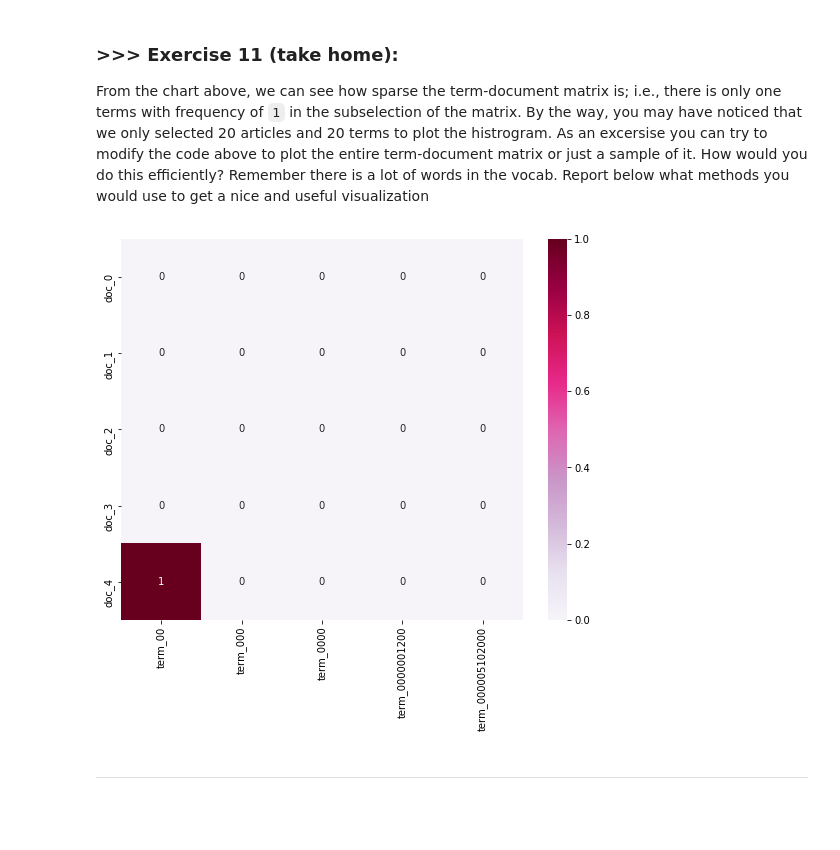
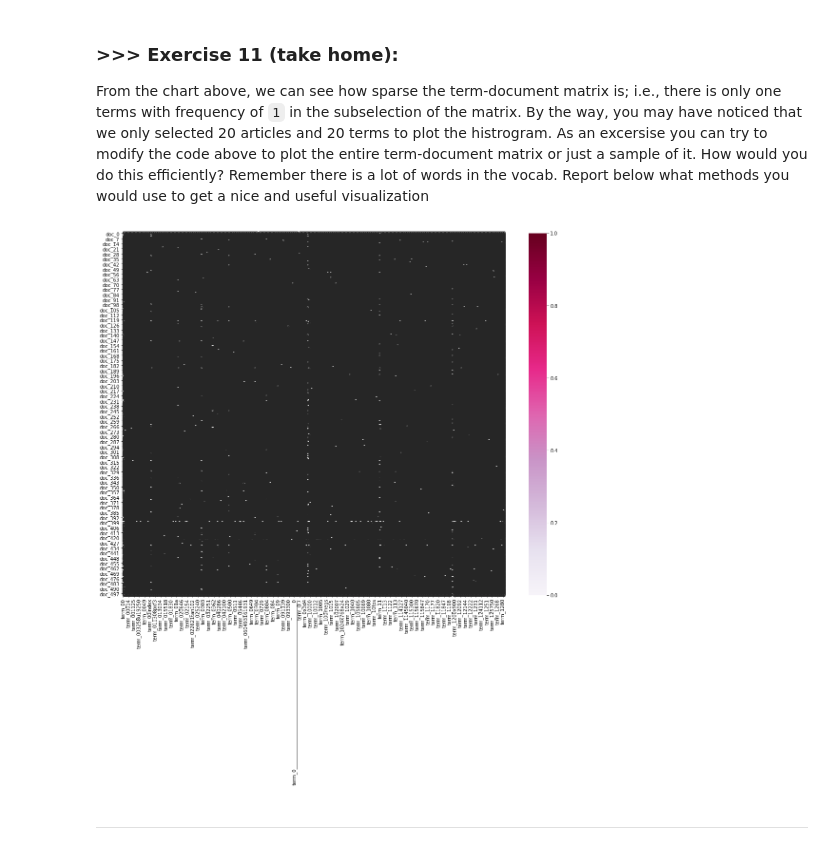
Before and after one commit to xavier2696/dm_2018_hw_1, a Jupyter notebook: news_data_mining.ipynb, the cells around one changed output. Cells and saved outputs as stored; diff of their text form; code cells hidden in the pictures; blank space fills up the shorter version.

```diff
--- a/news_data_mining.ipynb
+++ b/news_data_mining.ipynb
@@ -1107,18 +1109,17 @@ Check out more beautiful color palettes here: https://python-graph-gallery.com/1
 From the chart above, we can see how sparse the term-document matrix is; i.e., there is only one terms with frequency of `1` in the subselection of the matrix. By the way, you may have noticed that we only selected 20 articles and 20 terms to plot the histrogram. As an excersise you can try to modify the code above to plot the entire term-document matrix or just a sample of it. How would you do this efficiently? Remember there is a lot of words in the vocab. Report below what methods you would use to get a nice and useful visualization
 # %%
 # Answer here
-# first twenty features only
-plot_x = ["term_"+str(i) for i in count_vect.get_feature_names()[0:5]]
+plot_x = ["term_"+str(i) for i in count_vect.get_feature_names()[0:500]]
 # obtain document index
-plot_y = ["doc_"+ str(i) for i in list(X.index)[0:5]]
-plot_z = X_counts[0:5, 0:5].toarray()
+plot_y = ["doc_"+ str(i) for i in list(X.index)[0:500]]
+plot_z = X_counts[0:500, 0:500].toarray()
 df_todraw = pd.DataFrame(plot_z, columns = plot_x, index = plot_y)
-plt.subplots(figsize=(9, 7))
+plt.subplots(figsize=(18, 14))
 ax = sns.heatmap(df_todraw,
                  cmap="PuRd",
                  vmin=0, vmax=1, annot=True)
 # %% [output]
-[figure, old version]
+[figure, new version]
 # %% [markdown]
 ---
 # %% [markdown]
```
Also changed, not shown: parts of 11 cells of this notebook.
